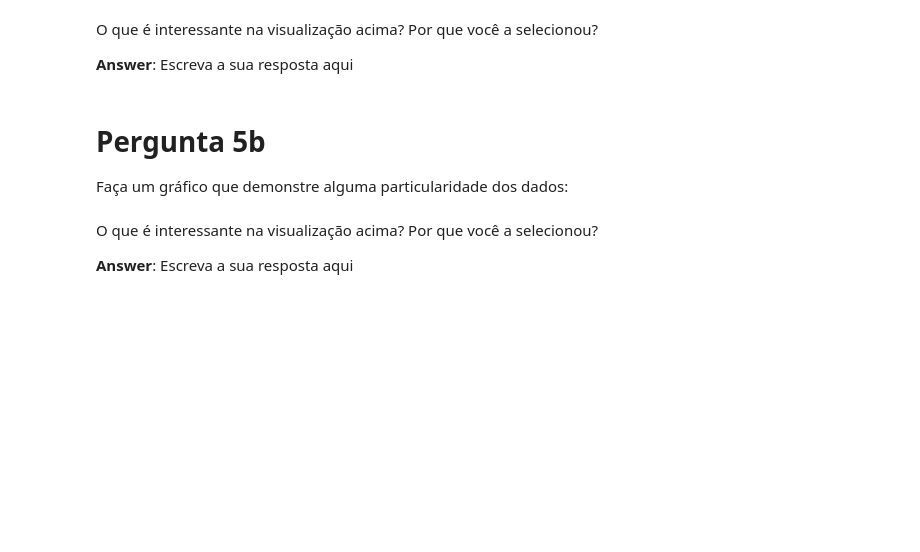
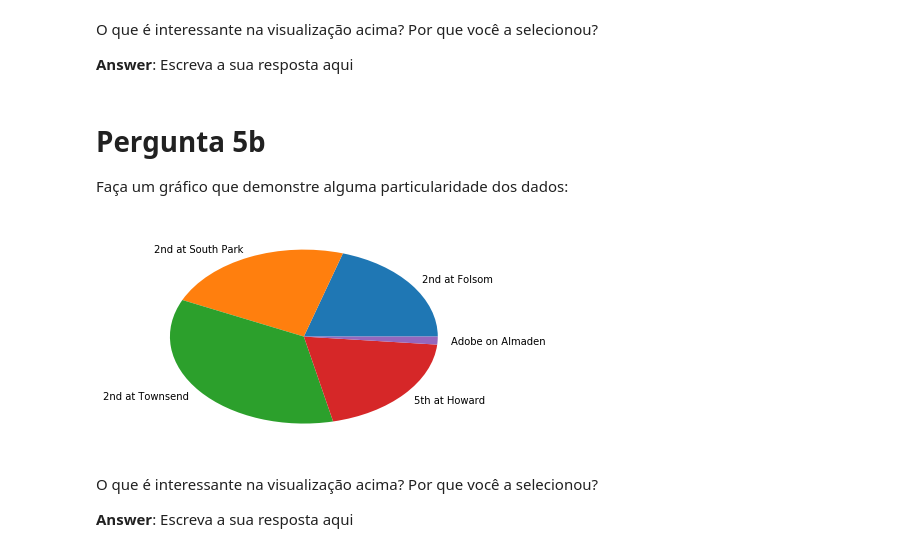
Before and after one commit to wfercosta/ndfdsi-bikeshareanalysis, a Jupyter notebook: Analise_Bay_Area_Bike_Share-NDFDSI.ipynb, the cells around one changed output. Cells and saved outputs as stored; diff of their text form; code cells hidden in the pictures; blank space fills up the shorter version.

```diff
--- a/Analise_Bay_Area_Bike_Share-NDFDSI.ipynb
+++ b/Analise_Bay_Area_Bike_Share-NDFDSI.ipynb
@@ -579,3 +589,13 @@ Faça um gráfico que demonstre alguma particularidade dos dados:
+# %%
+# Gráfico Final 2
+
+ax = data_riders_by_month.groupby(['start_city'])\
+    .sum().head(5).plot(kind='pie', y='counts', legend=False)
+
+ax.axes.get_xaxis().set_visible(False)
+ax.axes.get_yaxis().set_visible(False)
+# %% [output]
+[figure, added]
 # %% [markdown]
 O que é interessante na visualização acima? Por que você a selecionou?
 
```
Also changed, not shown: parts of 3 cells of this notebook.
